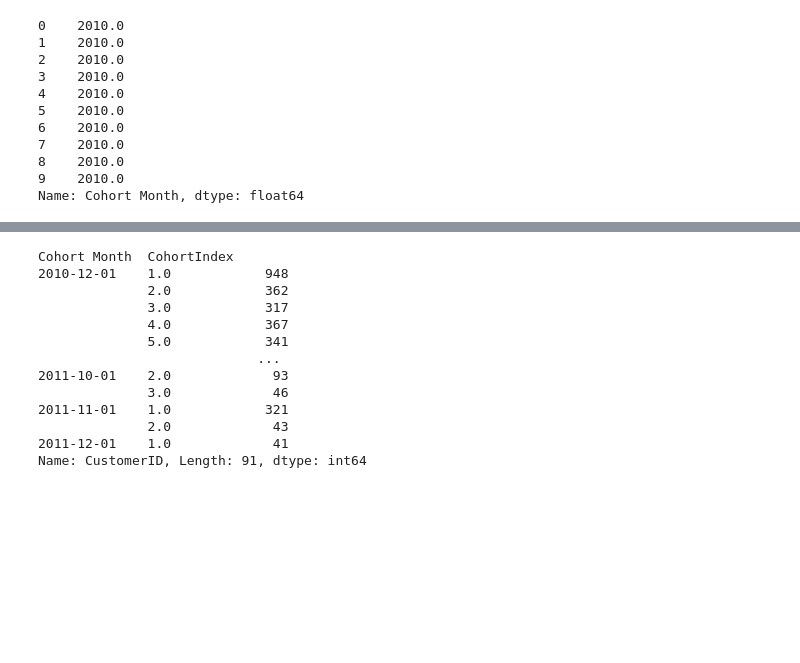
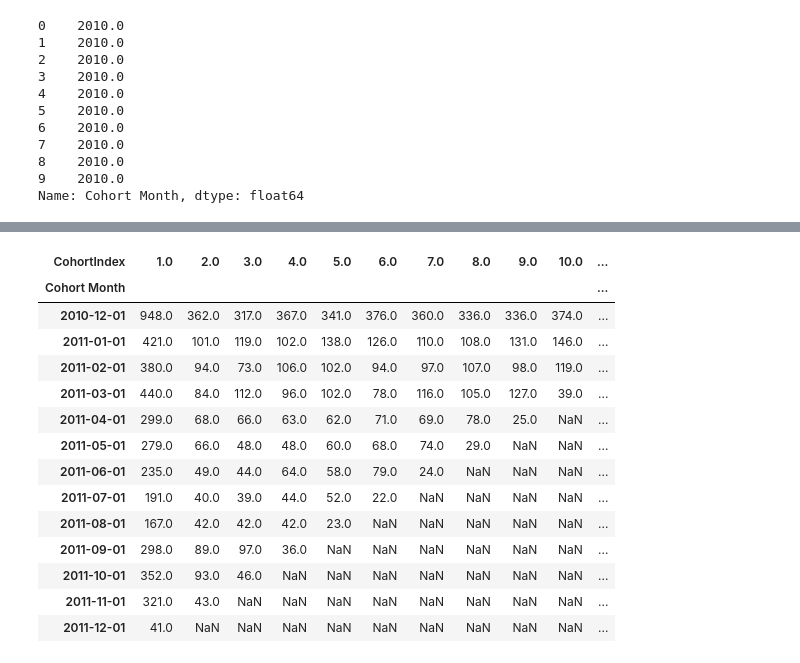
Before and after one commit to saimun4all/Cohort-Analysis-with-Python, a Jupyter notebook: Cohort analysis.ipynb, the cells around one changed output, grey strips where cells are left out. Saved outputs shown, nothing was run; the diff lists cells and outputs as text; code cells hidden in the pictures; blank space fills up the shorter version.

Commit message:
Inserted pivot table for cohort

```diff
--- a/Cohort analysis.ipynb
+++ b/Cohort analysis.ipynb
@@ -131,20 +131,23 @@ data.tail()
 | 541908 | 581587 | 22138 | BAKING SET 9 PIECE RETROSPOT | 3 | 2011-12-09 12:50:00 | 4.95 | 12680.0 | France | ... |
 # %%
 # count the customer ID by grouping by Cohort Month and Cohort Index
-cohort_data = data.groupby(['Cohort Month', 'CohortIndex'])['CustomerID'].apply(pd.Series.nunique)
+cohort_data = data.groupby(['Cohort Month', 'CohortIndex'])['CustomerID'].apply(pd.Series.nunique).reset_index()
-# %% [output]
-Cohort Month  CohortIndex
-2010-12-01    1.0            948
-              2.0            362
-              3.0            317
-              4.0            367
-              5.0            341
-                            ...
-2011-10-01    2.0             93
-              3.0             46
-2011-11-01    1.0            321
-              2.0             43
-2011-12-01    1.0             41
-Name: CustomerID, Length: 91, dtype: int64
 # %%
 # create a pivot table
+cohort_data.pivot(index='Cohort Month', columns=['CohortIndex'], values='CustomerID')
+# %% [output]
+| CohortIndex | 1.0 | 2.0 | 3.0 | 4.0 | 5.0 | 6.0 | 7.0 | 8.0 | 9.0 | 10.0 | ... |
+| Cohort Month |  |  |  |  |  |  |  |  |  |  | ... |
+| 2010-12-01 | 948.0 | 362.0 | 317.0 | 367.0 | 341.0 | 376.0 | 360.0 | 336.0 | 336.0 | 374.0 | ... |
+| 2011-01-01 | 421.0 | 101.0 | 119.0 | 102.0 | 138.0 | 126.0 | 110.0 | 108.0 | 131.0 | 146.0 | ... |
+| 2011-02-01 | 380.0 | 94.0 | 73.0 | 106.0 | 102.0 | 94.0 | 97.0 | 107.0 | 98.0 | 119.0 | ... |
+| 2011-03-01 | 440.0 | 84.0 | 112.0 | 96.0 | 102.0 | 78.0 | 116.0 | 105.0 | 127.0 | 39.0 | ... |
+| 2011-04-01 | 299.0 | 68.0 | 66.0 | 63.0 | 62.0 | 71.0 | 69.0 | 78.0 | 25.0 | NaN | ... |
+| 2011-05-01 | 279.0 | 66.0 | 48.0 | 48.0 | 60.0 | 68.0 | 74.0 | 29.0 | NaN | NaN | ... |
+| 2011-06-01 | 235.0 | 49.0 | 44.0 | 64.0 | 58.0 | 79.0 | 24.0 | NaN | NaN | NaN | ... |
+| 2011-07-01 | 191.0 | 40.0 | 39.0 | 44.0 | 52.0 | 22.0 | NaN | NaN | NaN | NaN | ... |
+| 2011-08-01 | 167.0 | 42.0 | 42.0 | 42.0 | 23.0 | NaN | NaN | NaN | NaN | NaN | ... |
+| 2011-09-01 | 298.0 | 89.0 | 97.0 | 36.0 | NaN | NaN | NaN | NaN | NaN | NaN | ... |
+| 2011-10-01 | 352.0 | 93.0 | 46.0 | NaN | NaN | NaN | NaN | NaN | NaN | NaN | ... |
+| 2011-11-01 | 321.0 | 43.0 | NaN | NaN | NaN | NaN | NaN | NaN | NaN | NaN | ... |
+| 2011-12-01 | 41.0 | NaN | NaN | NaN | NaN | NaN | NaN | NaN | NaN | NaN | ... |
```
